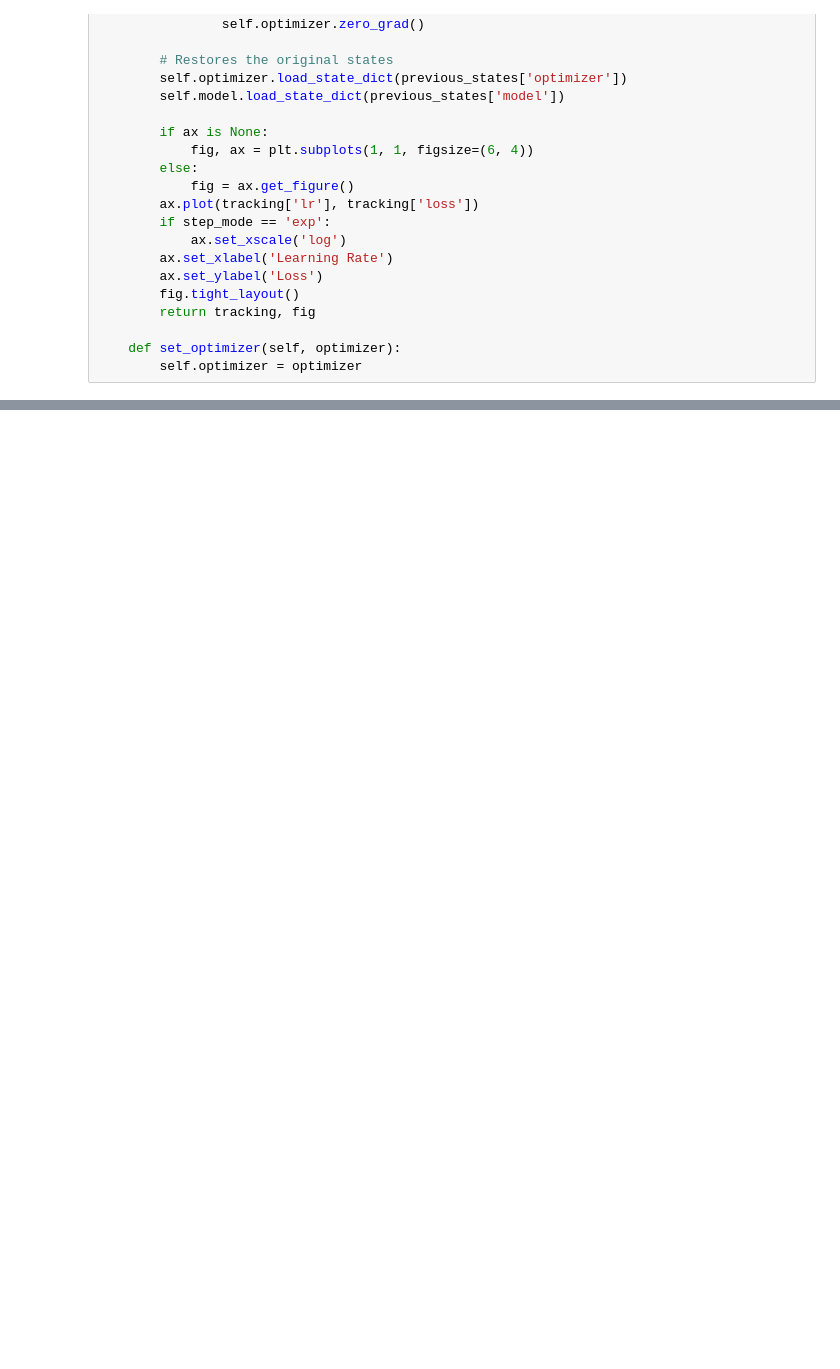
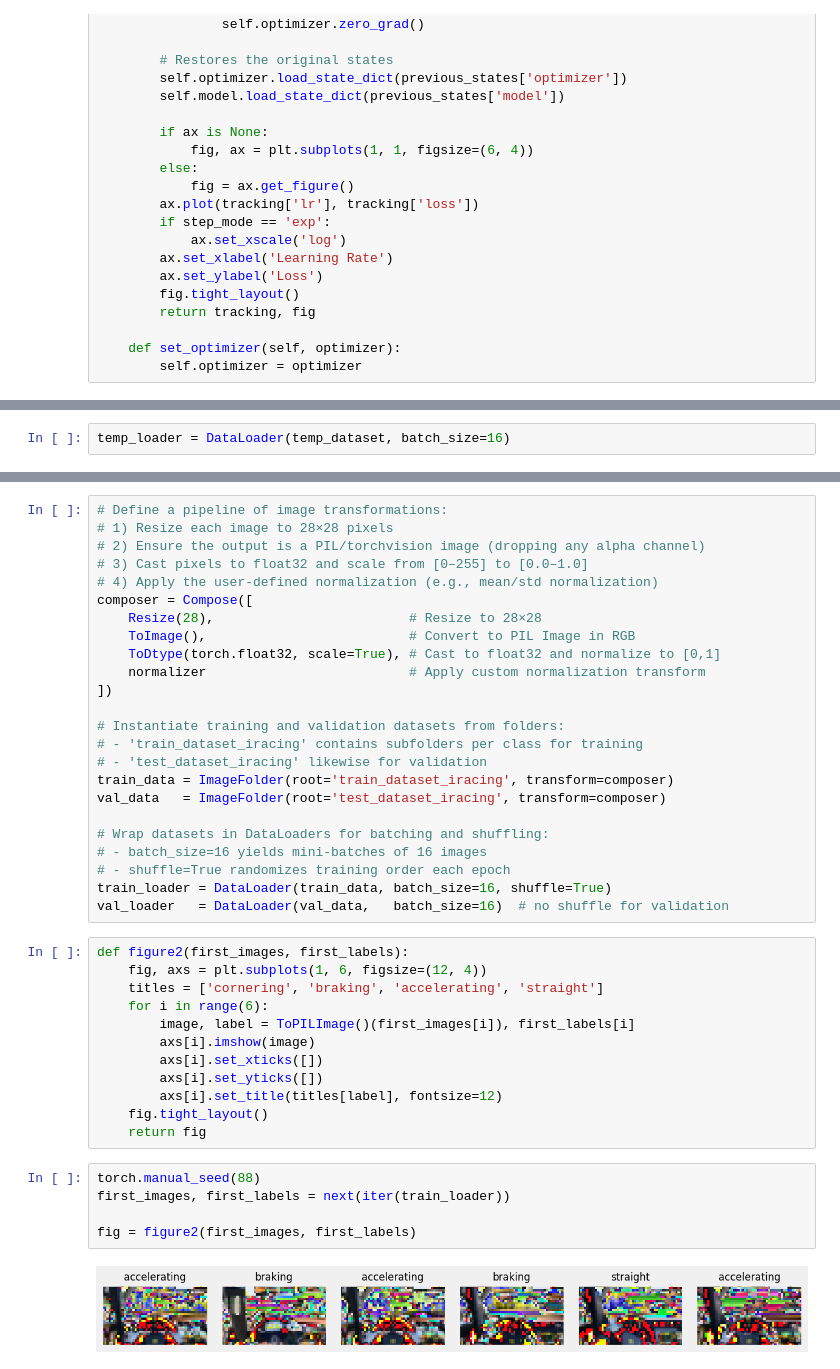
Before and after one commit to TomazFilgueira/UFRN-ML-2025-1-AutoParts_Classification, a Jupyter notebook: Iracing_classification.ipynb, the cells around one changed output, grey strips where cells are left out. Cells and saved outputs as stored; diff of their text form; blank space fills up the shorter version.

```diff
--- a/Iracing_classification.ipynb
+++ b/Iracing_classification.ipynb
@@ -586,0 +633,2 @@ for image_file in image_files:
+# %%
+temp_loader = DataLoader(temp_dataset, batch_size=16)
@@ -586,0 +653,43 @@ for image_file in image_files:
+# %%
+# Define a pipeline of image transformations:
+# 1) Resize each image to 28×28 pixels
+# 2) Ensure the output is a PIL/torchvision image (dropping any alpha channel)
+# 3) Cast pixels to float32 and scale from [0–255] to [0.0–1.0]
+# 4) Apply the user-defined normalization (e.g., mean/std normalization)
+composer = Compose([
+    Resize(28),                         # Resize to 28×28
+    ToImage(),                          # Convert to PIL Image in RGB
+    ToDtype(torch.float32, scale=True), # Cast to float32 and normalize to [0,1]
+    normalizer                          # Apply custom normalization transform
+])
+
+# Instantiate training and validation datasets from folders:
+# - 'train_dataset_iracing' contains subfolders per class for training
+# - 'test_dataset_iracing' likewise for validation
+train_data = ImageFolder(root='train_dataset_iracing', transform=composer)
+val_data   = ImageFolder(root='test_dataset_iracing', transform=composer)
+
+# Wrap datasets in DataLoaders for batching and shuffling:
+# - batch_size=16 yields mini-batches of 16 images
+# - shuffle=True randomizes training order each epoch
+train_loader = DataLoader(train_data, batch_size=16, shuffle=True)
+val_loader   = DataLoader(val_data,   batch_size=16)  # no shuffle for validation
+# %%
+def figure2(first_images, first_labels):
+    fig, axs = plt.subplots(1, 6, figsize=(12, 4))
+    titles = ['cornering', 'braking', 'accelerating', 'straight']
+    for i in range(6):
+        image, label = ToPILImage()(first_images[i]), first_labels[i]
+        axs[i].imshow(image)
+        axs[i].set_xticks([])
+        axs[i].set_yticks([])
+        axs[i].set_title(titles[label], fontsize=12)
+    fig.tight_layout()
+    return fig
+# %%
+torch.manual_seed(88)
+first_images, first_labels = next(iter(train_loader))
+
+fig = figure2(first_images, first_labels)
+# %% [output]
+[figure, added]
```
Also changed, not shown: parts of 15 cells of this notebook.
